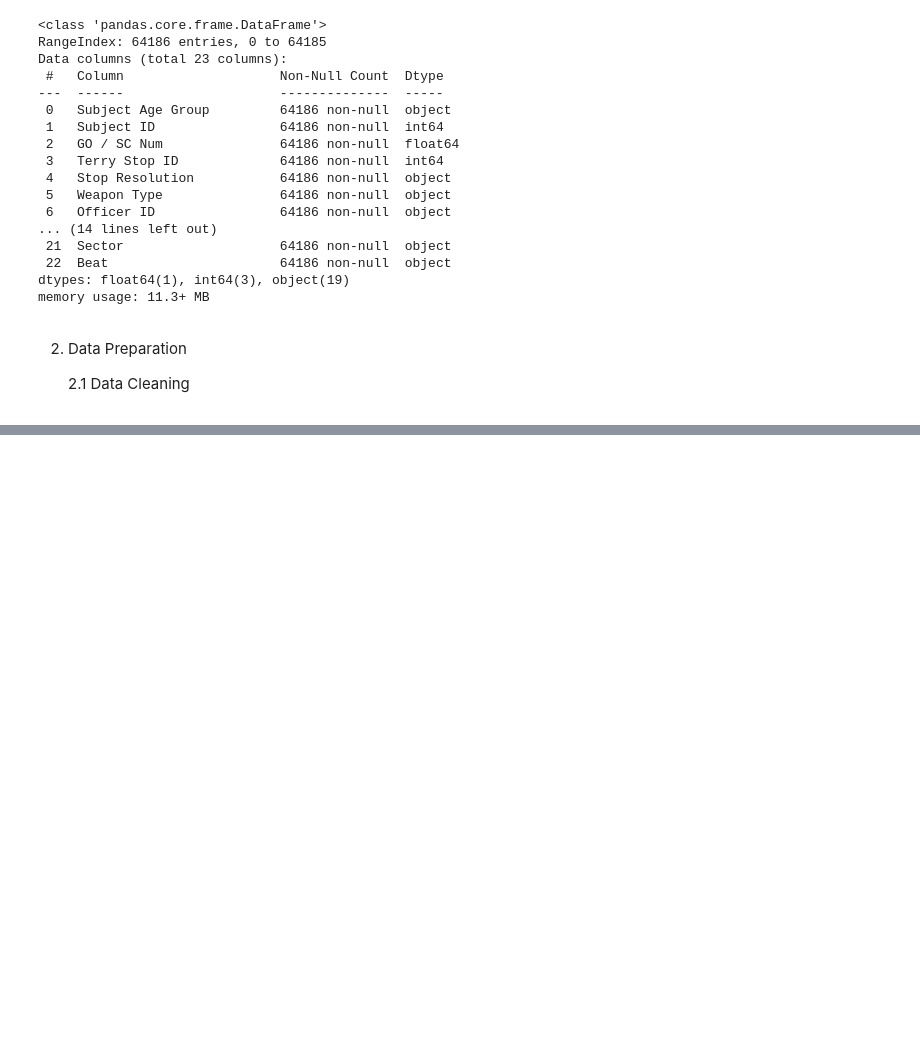
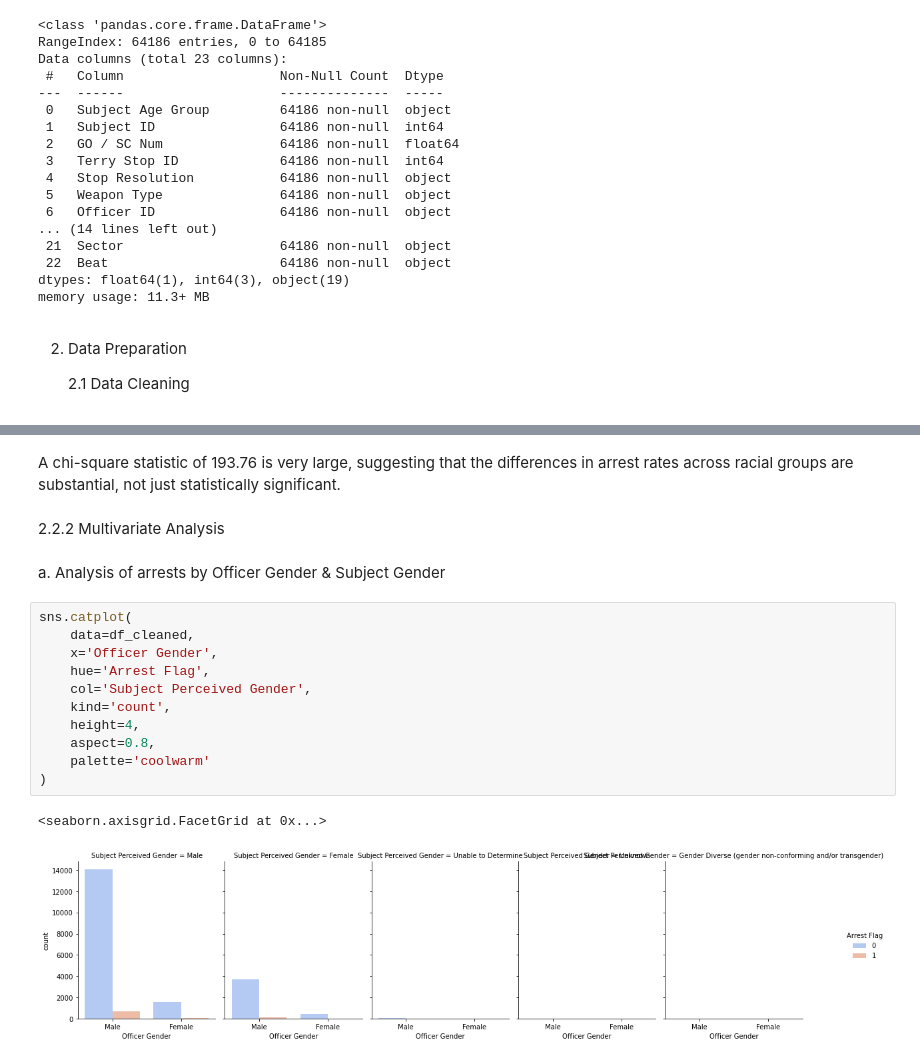
Before and after one commit to oomollo/Terry_Stops_Predictions, a Jupyter notebook: terry_stops_prediction.ipynb, the cells around one changed output, grey strips where cells are left out. Drawn from its saved outputs; the diff is of its cells as text; blank space fills up the shorter version.

```diff
--- a/terry_stops_prediction.ipynb
+++ b/terry_stops_prediction.ipynb
@@ -130,0 +227,20 @@ df_cleaned.drop_duplicates()
+# %% [markdown]
+A chi-square statistic of 193.76 is very large, suggesting that the differences in arrest rates across racial groups are substantial, not just statistically significant.
+# %% [markdown]
+2.2.2 Multivariate Analysis
+# %% [markdown]
+a. Analysis of arrests by Officer Gender & Subject Gender
+# %%
+sns.catplot(
+    data=df_cleaned,
+    x='Officer Gender',
+    hue='Arrest Flag',
+    col='Subject Perceived Gender',
+    kind='count',
+    height=4,
+    aspect=0.8,
+    palette='coolwarm'
+)
+# %% [output]
+<seaborn.axisgrid.FacetGrid at 0x...>
+[figure, added]
```
Also changed, not shown: parts of 53 cells of this notebook, 6 other files.
